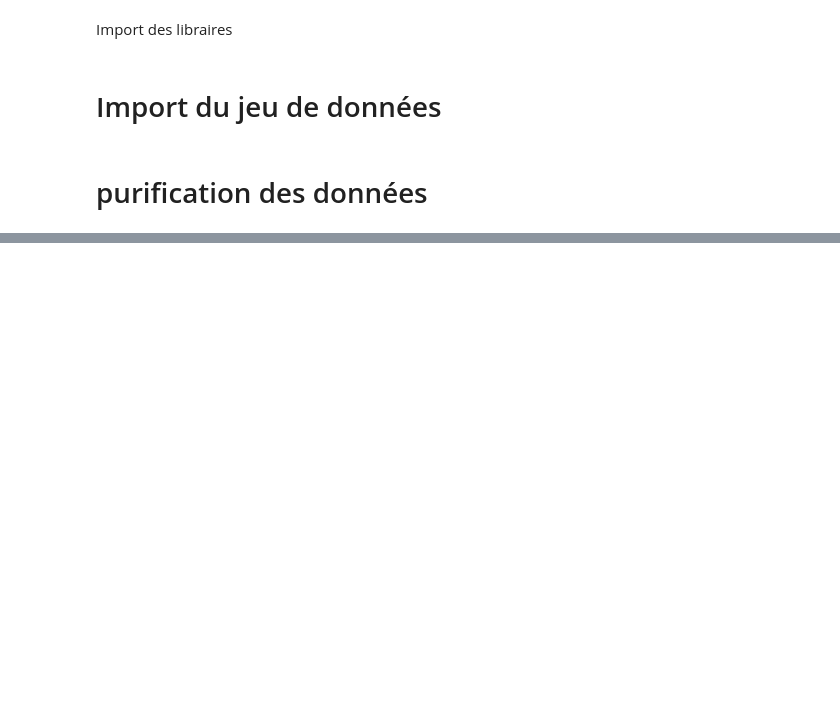
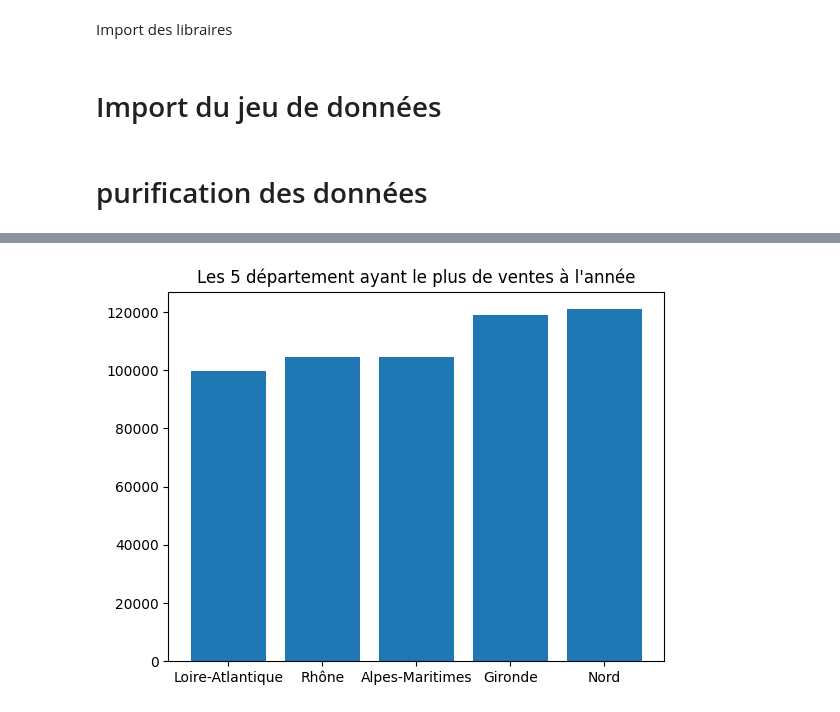
Before and after one commit to yougoxe/data_analyse_dvf, a Jupyter notebook: src/analyse.ipynb, the cells around one changed output, grey strips where cells are left out. Saved outputs shown, nothing was run; the diff lists cells and outputs as text; code cells hidden in the pictures; blank space fills up the shorter version.

```diff
--- a/src/analyse.ipynb
+++ b/src/analyse.ipynb
@@ -95,0 +132,9 @@ plt.show()
+# %%
+plt.bar(df_trie_desc['dep_name'],df_trie_desc['nombre_vente'])
+
+# Ajouter un titre
+plt.title('Les 5 département ayant le plus de ventes à l\'année')
+# Afficher le diagramme
+plt.show()
+# %% [output]
+[figure, added]
```
Also changed, not shown: parts of 9 cells of this notebook.
